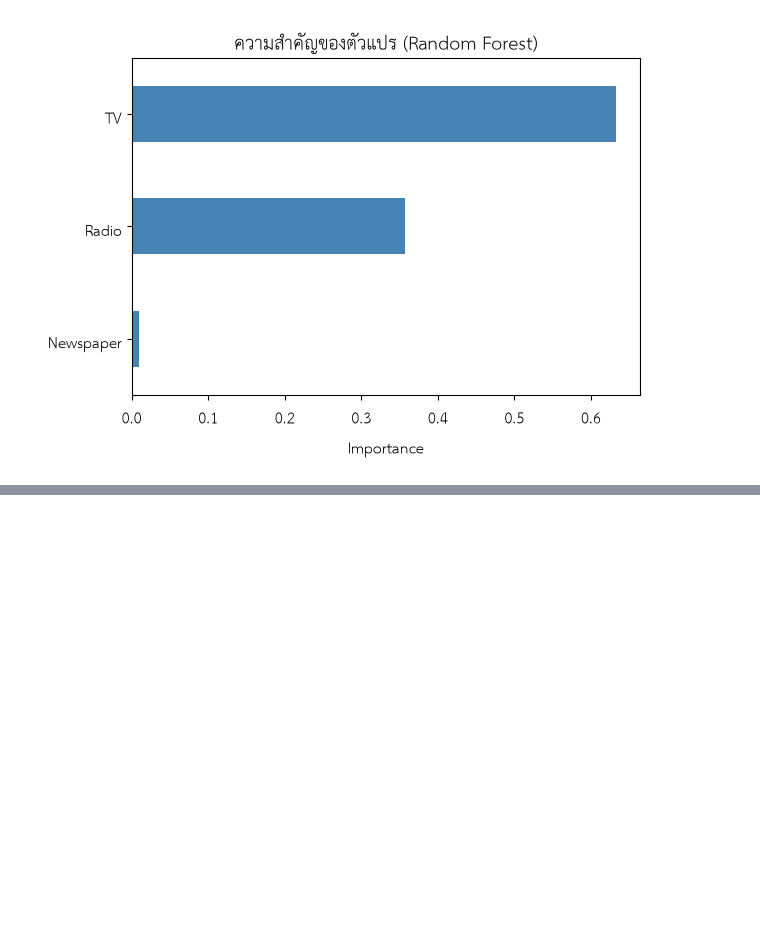
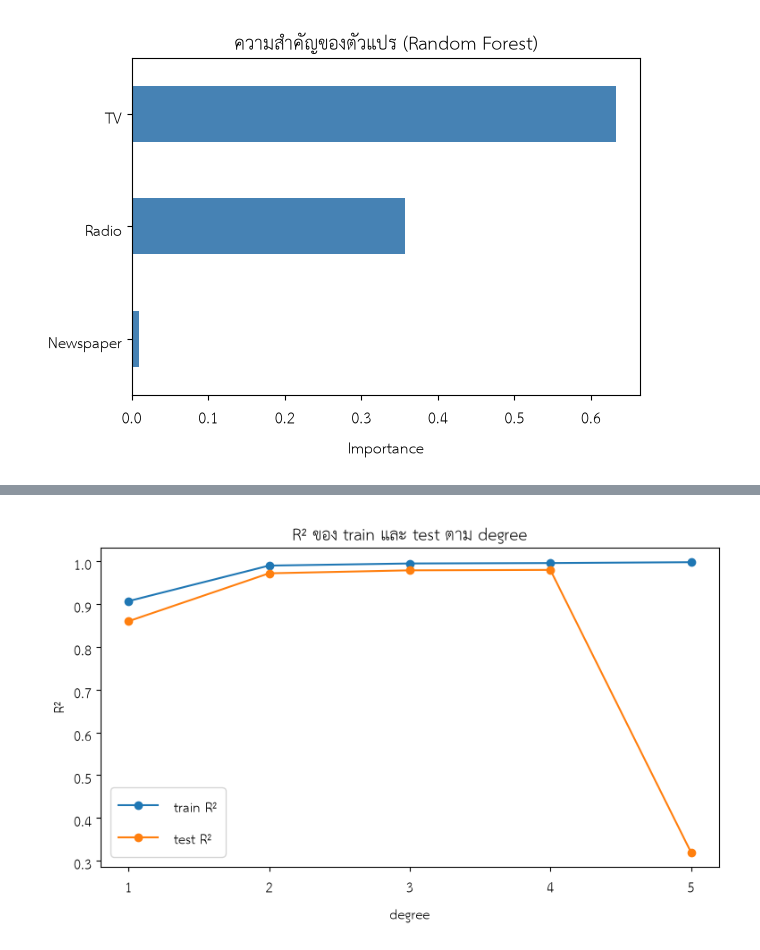
Before and after one commit to 68030856Thitikorn/advertising_856, a Jupyter notebook: code/advertising-analysis.ipynb, the cells around one changed output, grey strips where cells are left out. Saved outputs shown, nothing was run; the diff lists cells and outputs as text; code cells hidden in the pictures; blank space fills up the shorter version.

```diff
--- a/code/advertising-analysis.ipynb
+++ b/code/advertising-analysis.ipynb
@@ -223,3 +235,16 @@ plt.tight_layout()
 plt.show()
 # %% [output]
 [figure]
+# %%
+rows = []
+for d in [1, 2, 3, 4, 5]:
+    p = make_pipeline(PolynomialFeatures(d, include_bias=False),
+                      StandardScaler(),
+                      LinearRegression())
+    p.fit(X_tr, y_tr)
+    rows.append([d, p.score(X_tr, y_tr), p.score(X_te, y_te)])
+
+deg_table = pd.DataFrame(rows, columns=['degree', 'R2_train', 'R2_test'])
+deg_table['ช่องว่าง(train-test)'] = deg_table['R2_train'] - deg_table['R2_test']
+deg_table = deg_table.round(3)
+deg_table
@@ -225,0 +258,13 @@ plt.show()
+# %%
+plt.figure(figsize=(8, 5))  # สร้างภาพใหม่ขนาด 8x5 นิ้ว
+plt.plot(deg_table['degree'], deg_table['R2_train'], marker='o', label='train R²')
+plt.plot(deg_table['degree'], deg_table['R2_test'], marker='o', label='test R²')
+plt.xticks(deg_table['degree'])
+plt.title('R² ของ train และ test ตาม degree')
+plt.xlabel('degree')
+plt.ylabel('R²')
+plt.legend()
+plt.tight_layout()
+plt.show()
+# %% [output]
+[figure, added]
```
Also changed, not shown: parts of 2 cells of this notebook.
